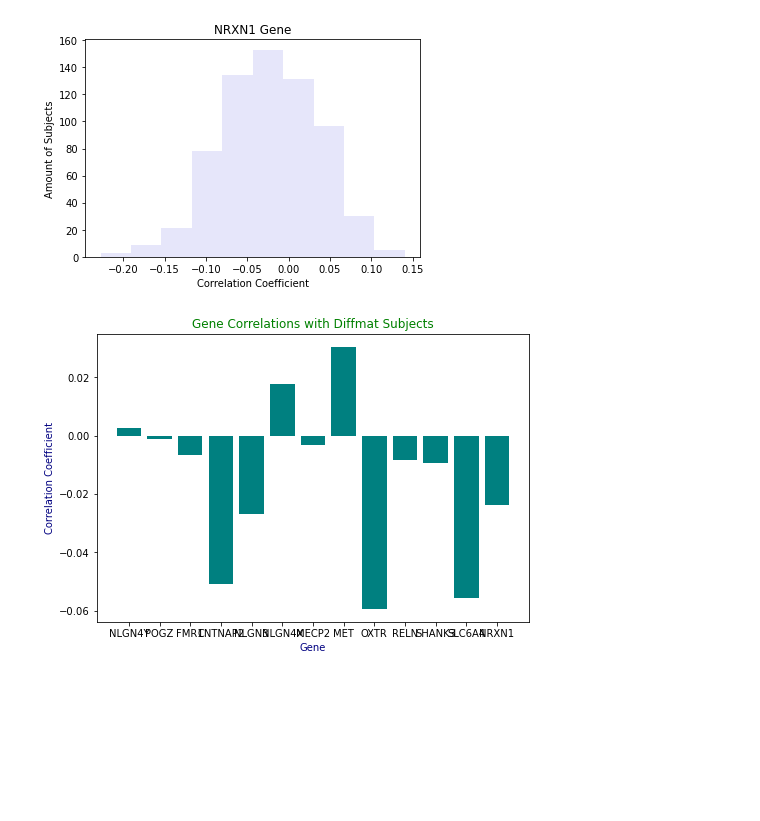
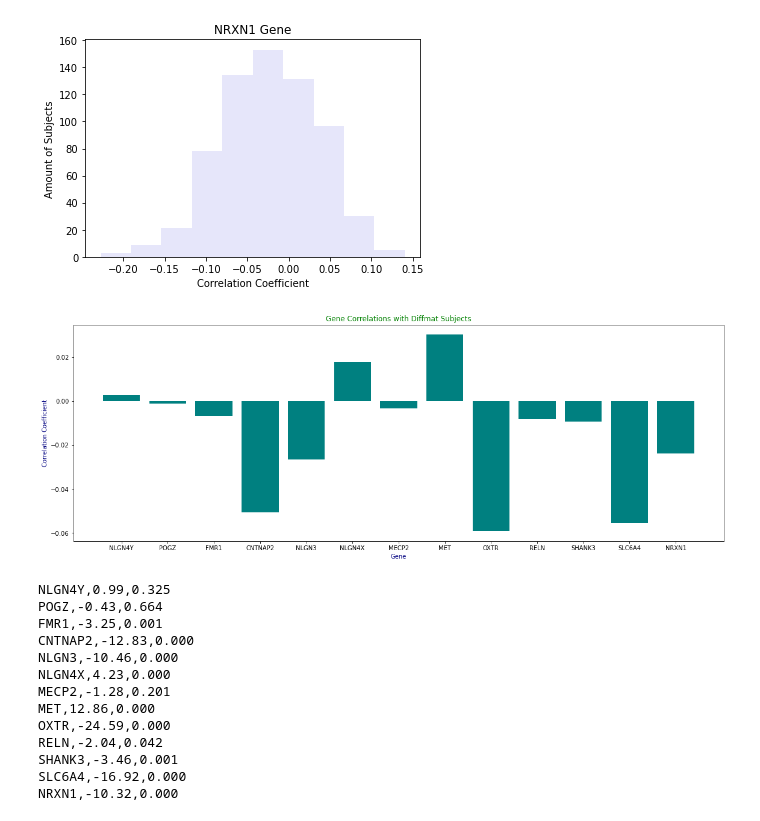
Before and after one commit to Aglinskas/BC-ORG-Data, a Jupyter notebook: Code/Diffmat_Gene_Similarities_Data.ipynb, the cells around one changed output. Saved outputs shown, nothing was run; the diff lists cells and outputs as text; code cells hidden in the pictures; blank space fills up the shorter version.

Commit message:
adding histogram and bar graph

```diff
--- a/Code/Diffmat_Gene_Similarities_Data.ipynb
+++ b/Code/Diffmat_Gene_Similarities_Data.ipynb
@@ -235,27 +254,46 @@ Text(0, 0.5, 'Amount of Subjects')
 [figure]
 # %%
 #bar graph of sum of correlation coefficients for all genes
-fig = plt.figure()
+fig = plt.figure(figsize=(15,5))
 ax = fig.add_axes([0,0,1,1])
 labels = ['NLGN4Y', 'POGZ', 'FMR1', 'CNTNAP2', 'NLGN3','NLGN4X', 'MECP2', 'MET', 'OXTR', 'RELN','SHANK3', 'SLC6A4', 'NRXN1']
 g1 = statistics.mean(gene_fmri_corr[0,:])
 g2 = statistics.mean(gene_fmri_corr[1,:])
 g3 = statistics.mean(gene_fmri_corr[2,:])
 g4 = statistics.mean(gene_fmri_corr[3,:])
 g5 = statistics.mean(gene_fmri_corr[4,:])
 g6 = statistics.mean(gene_fmri_corr[5,:])
 g7 = statistics.mean(gene_fmri_corr[6,:])
 g8 = statistics.mean(gene_fmri_corr[7,:])
 g9 = statistics.mean(gene_fmri_corr[8,:])
 g10 = statistics.mean(gene_fmri_corr[9,:])
 g11 = statistics.mean(gene_fmri_corr[10,:])
 g12 = statistics.mean(gene_fmri_corr[11,:])
 g13 = statistics.mean(gene_fmri_corr[12,:])
 g = [g1,g2,g3,g4,g5,g6,g7,g8,g9,g10,g11,g12,g13]
 ax.bar(labels,g,color='teal')
 plt.title('Gene Correlations with Diffmat Subjects',color='green')
 plt.ylabel('Correlation Coefficient',color='navy')
 plt.xlabel('Gene',color='navy')
 plt.show()
 # %% [output]
-[figure, old version]
+[figure, new version]
+# %%
+from scipy.stats import ttest_1samp
+for i in range(0,13):
+    t,p=ttest_1samp(gene_fmri_corr[i,:], 0, axis=0, nan_policy='propagate', alternative='two-sided')
+    print(f'{labels[i]},{t:.2f},{p:.3f}')
+# %% [output]
+NLGN4Y,0.99,0.325
+POGZ,-0.43,0.664
+FMR1,-3.25,0.001
+CNTNAP2,-12.83,0.000
+NLGN3,-10.46,0.000
+NLGN4X,4.23,0.000
+MECP2,-1.28,0.201
+MET,12.86,0.000
+OXTR,-24.59,0.000
+RELN,-2.04,0.042
+SHANK3,-3.46,0.001
+SLC6A4,-16.92,0.000
+NRXN1,-10.32,0.000
```
Also changed, not shown: parts of 2 cells of this notebook, 3 other files.
